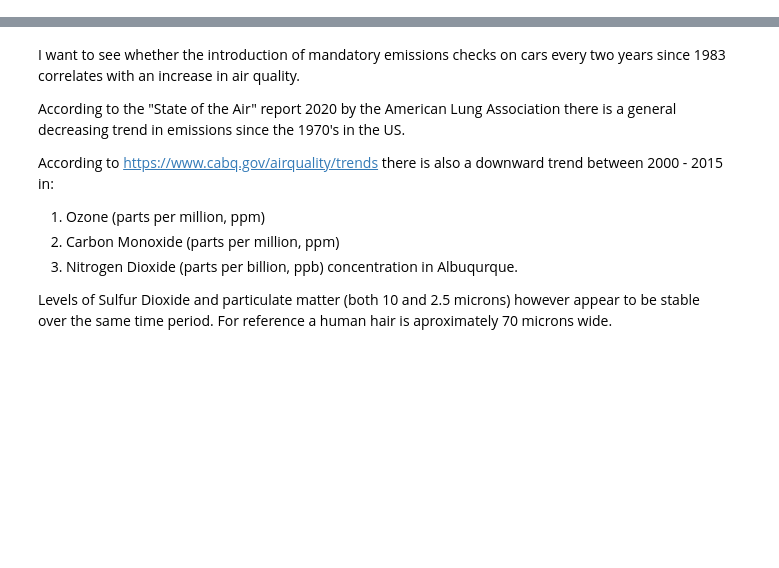
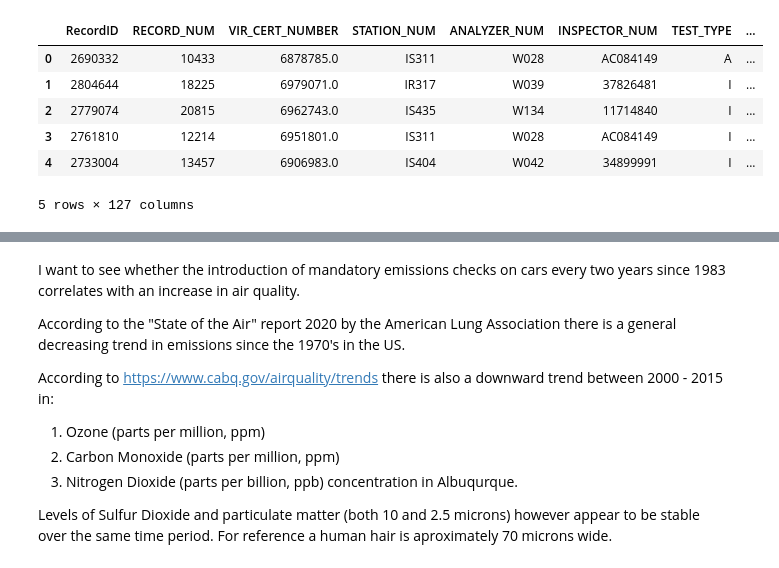
Before and after one commit to hanbo-e/wimlds_emissions, a Jupyter notebook: data_exploration_eeva.ipynb, the cells around one changed output, grey strips where cells are left out. Cells and saved outputs as stored; diff of their text form; code cells hidden in the pictures; blank space fills up the shorter version.

```diff
--- a/data_exploration_eeva.ipynb
+++ b/data_exploration_eeva.ipynb
@@ -17,0 +43,10 @@ Data is entered by emissions inspectors.
+# %%
+df_samp.head()
+# %% [output]
+|  | RecordID | RECORD_NUM | VIR_CERT_NUMBER | STATION_NUM | ANALYZER_NUM | INSPECTOR_NUM | TEST_TYPE | ... |
+| 0 | 2690332 | 10433 | 6878785.0 | IS311 | W028 | AC084149 | A | ... |
+| 1 | 2804644 | 18225 | 6979071.0 | IR317 | W039 | 37826481 | I | ... |
+| 2 | 2779074 | 20815 | 6962743.0 | IS435 | W134 | 11714840 | I | ... |
+| 3 | 2761810 | 12214 | 6951801.0 | IS311 | W028 | AC084149 | I | ... |
+| 4 | 2733004 | 13457 | 6906983.0 | IS404 | W042 | 34899991 | I | ... |
+5 rows × 127 columns
```
Also changed, not shown: parts of 12 cells of this notebook.
